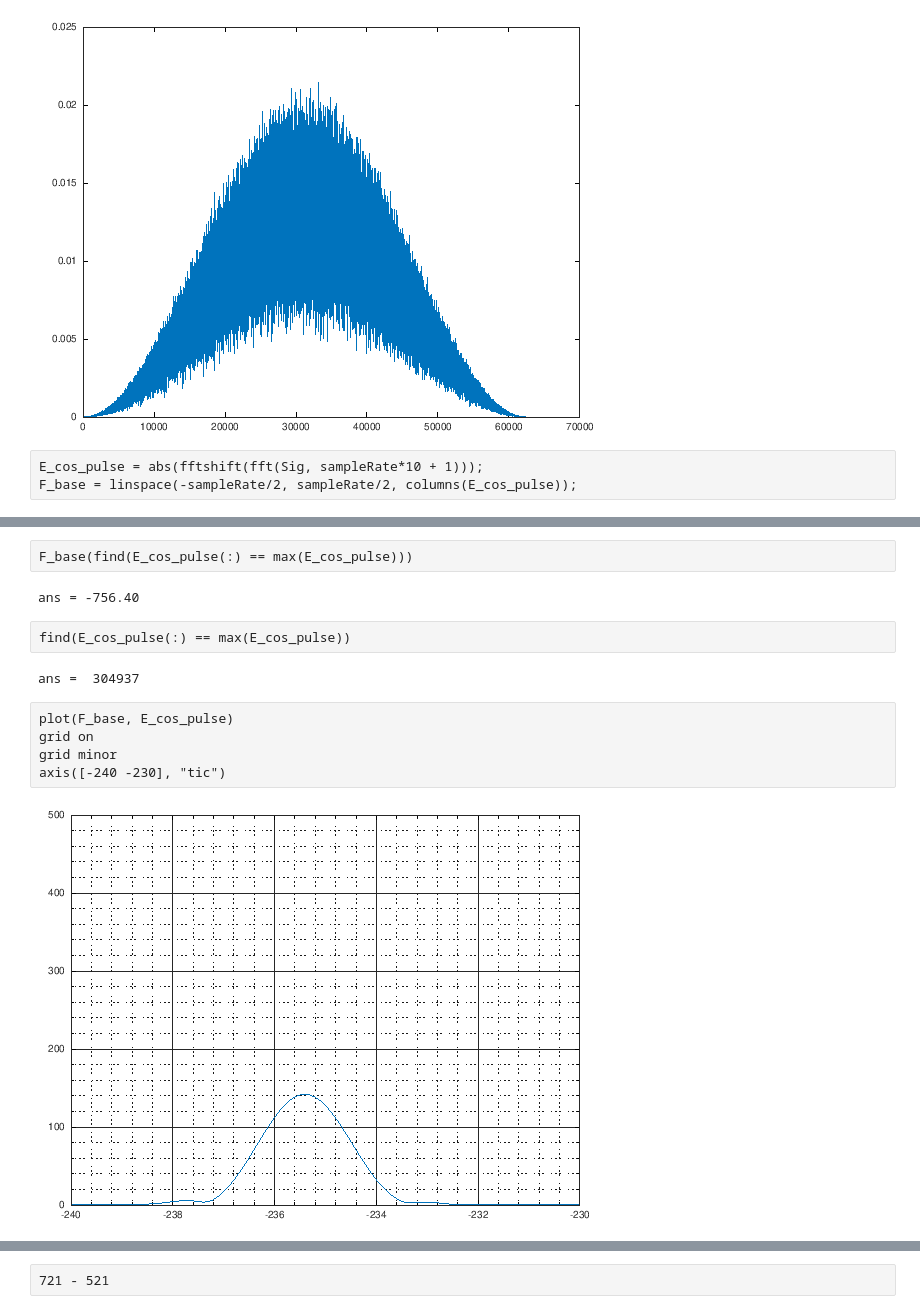
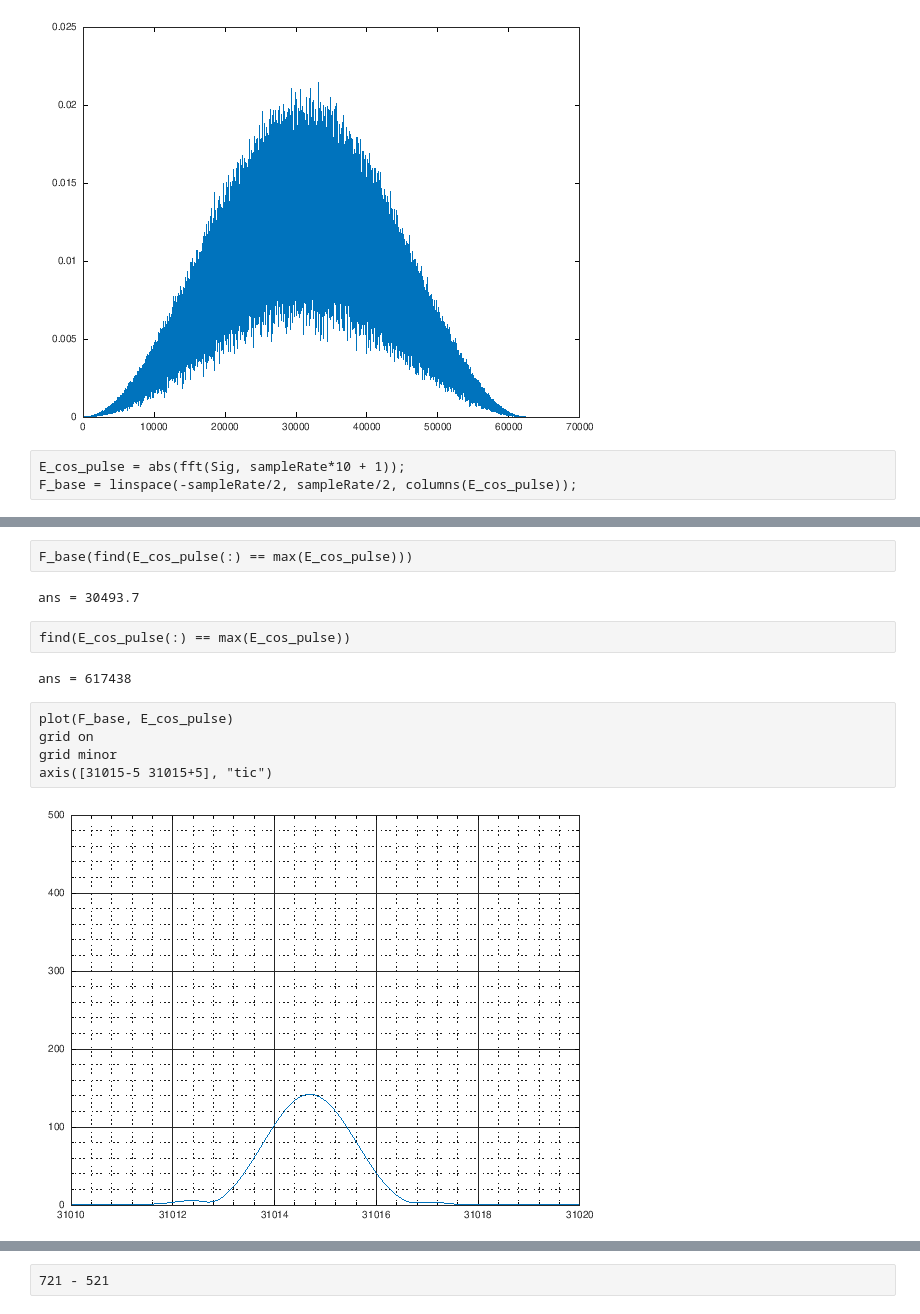
Before and after one commit to tbondy760/sat-chirp, a Jupyter notebook: AnalyzeMultiToneCalibrationFile.ipynb, the cells around one changed output, grey strips where cells are left out. Saved outputs shown, nothing was run; the diff lists cells and outputs as text.

```diff
--- a/AnalyzeMultiToneCalibrationFile.ipynb
+++ b/AnalyzeMultiToneCalibrationFile.ipynb
@@ -66,7 +68,7 @@ plot(abs(Sig));
 # %% [output]
 [figure]
 # %%
-E_cos_pulse = abs(fftshift(fft(Sig, sampleRate*10 + 1)));
+E_cos_pulse = abs(fft(Sig, sampleRate*10 + 1));
 F_base = linspace(-sampleRate/2, sampleRate/2, columns(E_cos_pulse));
 # %%
 plot(F_base, E_cos_pulse)
@@ -78,16 +87,16 @@ axis([-760 -750], "tic")
 # %%
 F_base(find(E_cos_pulse(:) == max(E_cos_pulse)))
 # %% [output]
-ans = -756.40
+ans = 30493.7
 # %%
 find(E_cos_pulse(:) == max(E_cos_pulse))
 # %% [output]
-ans =  304937
+ans = 617438
 # %%
 plot(F_base, E_cos_pulse)
 grid on
 grid minor
-axis([-240 -230], "tic")
+axis([31015-5 31015+5], "tic")
 # %% [output]
-[figure, old version]
+[figure, new version]
 # %%
```
Also changed, not shown: parts of 11 cells of this notebook.
